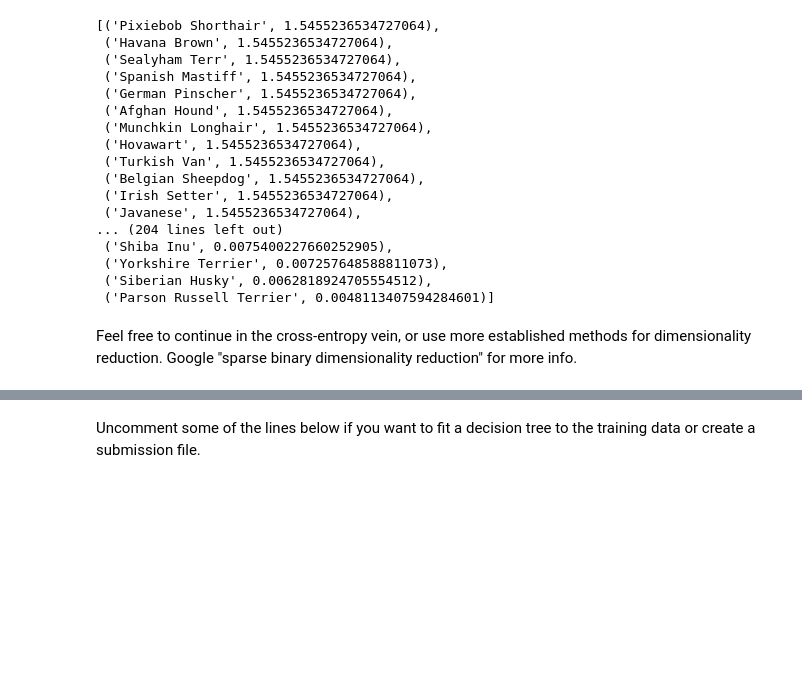
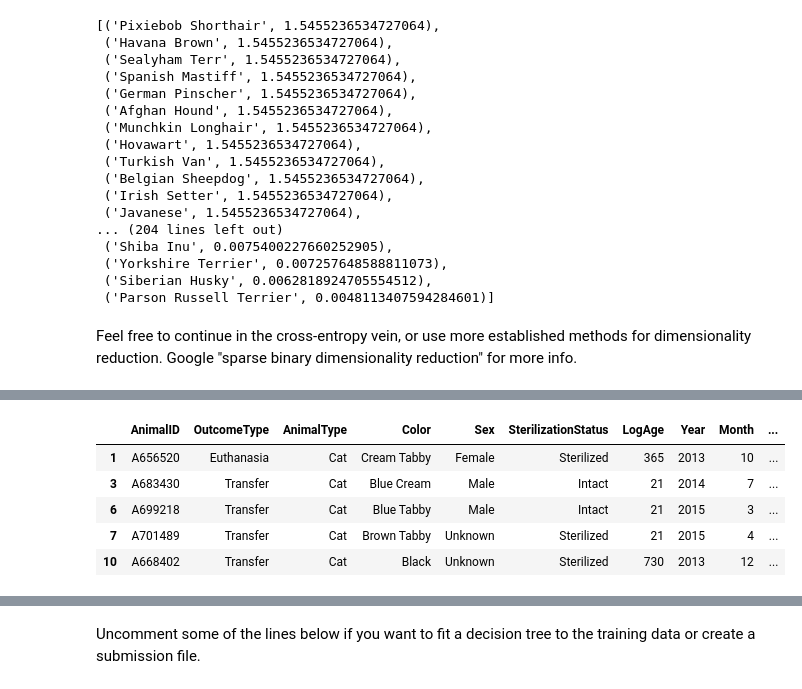
Before and after one commit to MachinesWhoLearn/competitions, a Jupyter notebook: shelter_animal/starter_template.ipynb, the cells around one changed output, grey strips where cells are left out. Cells and saved outputs as stored; diff of their text form; code cells hidden in the pictures; blank space fills up the shorter version.

```diff
--- a/shelter_animal/starter_template.ipynb
+++ b/shelter_animal/starter_template.ipynb
@@ -270,0 +309,9 @@ Name: PrimaryBreed, dtype: int64
+# %%
+cat_train.head()
+# %% [output]
+|  | AnimalID | OutcomeType | AnimalType | Color | Sex | SterilizationStatus | LogAge | Year | Month | ... |
+| 1 | A656520 | Euthanasia | Cat | Cream Tabby | Female | Sterilized | 365 | 2013 | 10 | ... |
+| 3 | A683430 | Transfer | Cat | Blue Cream | Male | Intact | 21 | 2014 | 7 | ... |
+| 6 | A699218 | Transfer | Cat | Blue Tabby | Male | Intact | 21 | 2015 | 3 | ... |
+| 7 | A701489 | Transfer | Cat | Brown Tabby | Unknown | Sterilized | 21 | 2015 | 4 | ... |
+| 10 | A668402 | Transfer | Cat | Black | Unknown | Sterilized | 730 | 2013 | 12 | ... |
```
Also changed, not shown: parts of 14 cells of this notebook, 1 other file.
